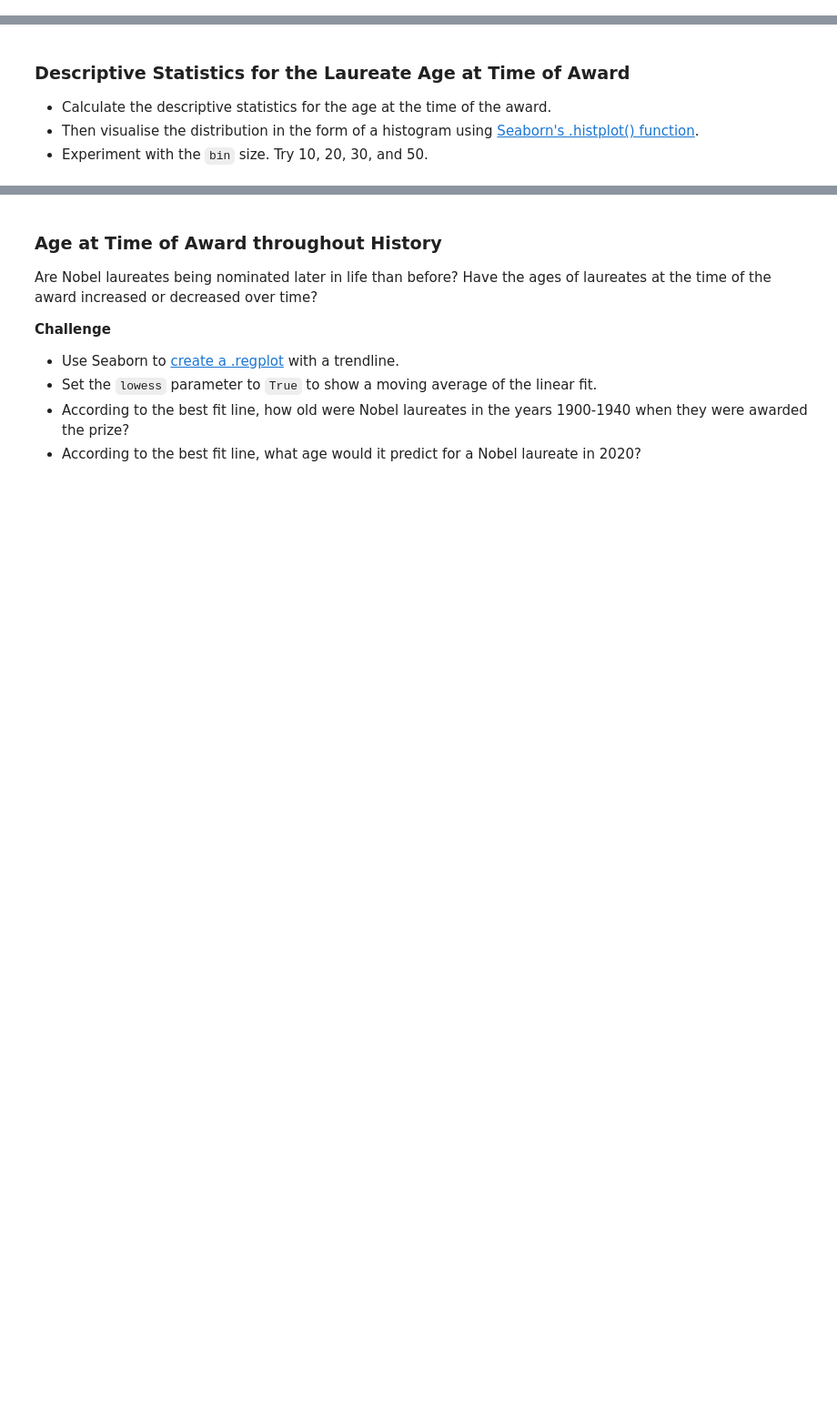
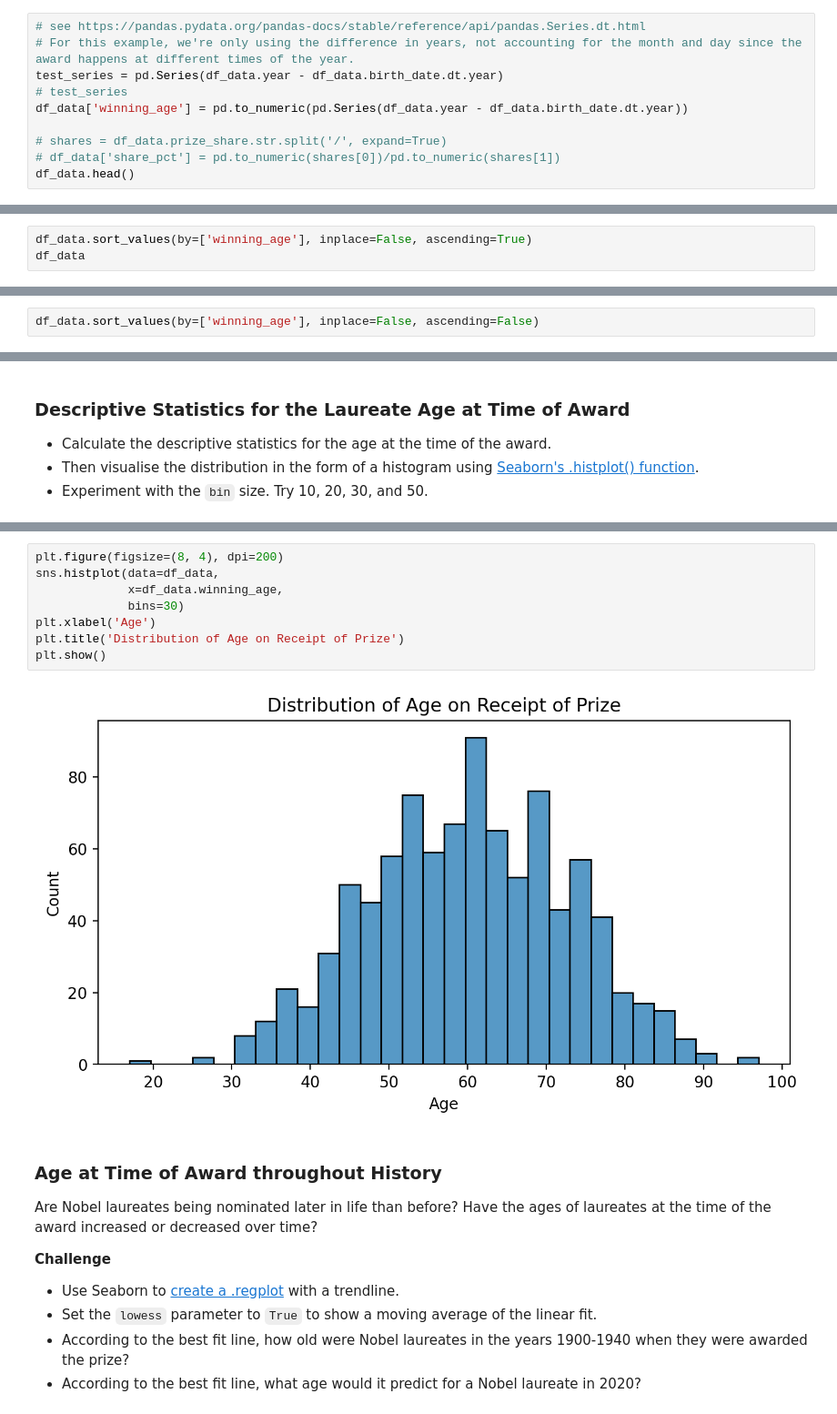
Before and after one commit to marcoman/experimental-100, a Jupyter notebook: 71-80/79/start/Nobel_Prize_Analysis_(start).ipynb, the cells around one changed output, grey strips where cells are left out. Shown at 91% size. Drawn from its saved outputs; the diff is of its cells as text; blank space fills up the shorter version.

```diff
--- a/71-80/79/start/Nobel_Prize_Analysis_(start).ipynb
+++ b/71-80/79/start/Nobel_Prize_Analysis_(start).ipynb
@@ -1269,0 +1280,10 @@ How Old Are the Laureates When the Win the Prize?
+# %%
+# see https://pandas.pydata.org/pandas-docs/stable/reference/api/pandas.Series.dt.html
+# For this example, we're only using the difference in years, not accounting for the month and day since the award happens at different times of the year.
+test_series = pd.Series(df_data.year - df_data.birth_date.dt.year)
+# test_series
+df_data['winning_age'] = pd.to_numeric(pd.Series(df_data.year - df_data.birth_date.dt.year))
+
+# shares = df_data.prize_share.str.split('/', expand=True)
+# df_data['share_pct'] = pd.to_numeric(shares[0])/pd.to_numeric(shares[1])
+df_data.head()
@@ -1278,0 +1322,3 @@ How Old Are the Laureates When the Win the Prize?
+# %%
+df_data.sort_values(by=['winning_age'], inplace=False, ascending=True)
+df_data
@@ -1278,0 +1339,2 @@ How Old Are the Laureates When the Win the Prize?
+# %%
+df_data.sort_values(by=['winning_age'], inplace=False, ascending=False)
@@ -1285,3 +1381,13 @@ How Old Are the Laureates When the Win the Prize?
+# %%
+plt.figure(figsize=(8, 4), dpi=200)
+sns.histplot(data=df_data,
+             x=df_data.winning_age,
+             bins=30)
+plt.xlabel('Age')
+plt.title('Distribution of Age on Receipt of Prize')
+plt.show()
+# %% [output]
+[figure, added]
 # %% [markdown]
 ### Age at Time of Award throughout History
 
```
Also changed, not shown: parts of 12 cells of this notebook, 2 other files.
